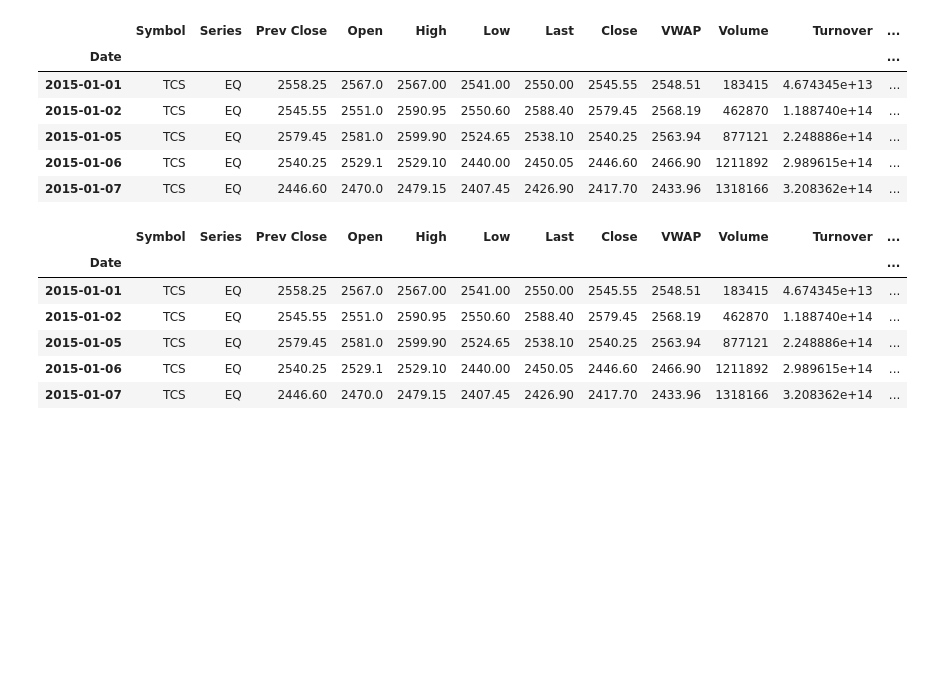
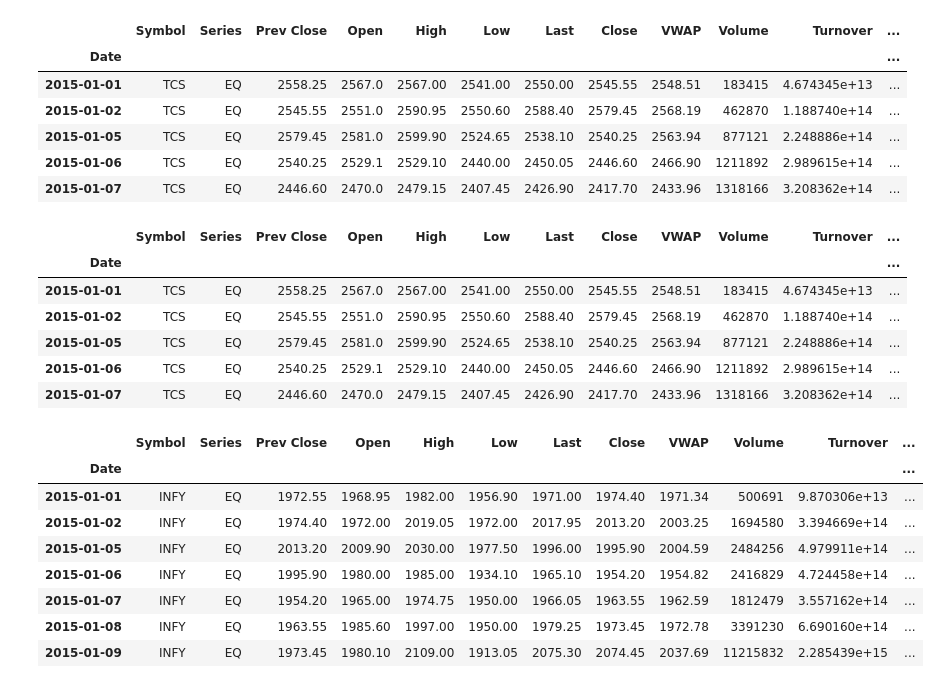
Before and after one commit to vibhakarnail/upgraded-analyst, a Jupyter notebook: RedCarpetUp_Assign.ipynb, the cells around one changed output. Drawn from its saved outputs; the diff is of its cells as text; code cells hidden in the pictures; blank space fills up the shorter version.

```diff
--- a/RedCarpetUp_Assign.ipynb
+++ b/RedCarpetUp_Assign.ipynb
@@ -31,9 +24,9 @@ Successfully installed nsepy-0.7
 #Source OCLHV data for NSE stocks (INFY,TCS) between 2015-2016
 from datetime import date
 from nsepy import get_history
-infosys = get_history(symbol='INFY',
-                   start=date(2015,1,1),
-                   end=date(2016,1,1))
+infosys = get_history(symbol="INFY",
+                    start=date(2015,1,1),
+                    end=date(2015,1,10))
 from datetime import date
 from nsepy import get_history
 tcs = get_history(symbol='TCS',
@@ -42,9 +35,11 @@ tcs = get_history(symbol='TCS',
 #Source OCLHV data for NIFTY IT index
 from datetime import date
 from nsepy import get_history
-nifty= get_history(symbol='NIFTY IT',
+nifty= get_history(symbol='NIFTYIT',
                    start=date(2015,1,1),
                    end=date(2016,1,1))
+
+
 
 
   a=infosys.shape[0]
@@ -56,6 +51,7 @@ nifty= get_history(symbol='NIFTY IT',
   a=infosys.shape[1]
   print(a)
   infosys.head()
+  tcs.head()
   i1=1
   j1=1
 yeardays=[31,28,31,30,31,30,31,31,30,31,30,31]
@@ -95,5 +87,16 @@ Index: []
 | 2015-01-05 | TCS | EQ | 2579.45 | 2581.0 | 2599.90 | 2524.65 | 2538.10 | 2540.25 | 2563.94 | 877121 | 2.248886e+14 | ... |
 | 2015-01-06 | TCS | EQ | 2540.25 | 2529.1 | 2529.10 | 2440.00 | 2450.05 | 2446.60 | 2466.90 | 1211892 | 2.989615e+14 | ... |
 | 2015-01-07 | TCS | EQ | 2446.60 | 2470.0 | 2479.15 | 2407.45 | 2426.90 | 2417.70 | 2433.96 | 1318166 | 3.208362e+14 | ... |
-# %%
-infosys=pd.read_csv('')
+# %%
+df=pd.DataFrame(infosys)
+df
+# %% [output]
+|  | Symbol | Series | Prev Close | Open | High | Low | Last | Close | VWAP | Volume | Turnover | ... |
+| Date |  |  |  |  |  |  |  |  |  |  |  | ... |
+| 2015-01-01 | INFY | EQ | 1972.55 | 1968.95 | 1982.00 | 1956.90 | 1971.00 | 1974.40 | 1971.34 | 500691 | 9.870306e+13 | ... |
+| 2015-01-02 | INFY | EQ | 1974.40 | 1972.00 | 2019.05 | 1972.00 | 2017.95 | 2013.20 | 2003.25 | 1694580 | 3.394669e+14 | ... |
+| 2015-01-05 | INFY | EQ | 2013.20 | 2009.90 | 2030.00 | 1977.50 | 1996.00 | 1995.90 | 2004.59 | 2484256 | 4.979911e+14 | ... |
+| 2015-01-06 | INFY | EQ | 1995.90 | 1980.00 | 1985.00 | 1934.10 | 1965.10 | 1954.20 | 1954.82 | 2416829 | 4.724458e+14 | ... |
+| 2015-01-07 | INFY | EQ | 1954.20 | 1965.00 | 1974.75 | 1950.00 | 1966.05 | 1963.55 | 1962.59 | 1812479 | 3.557162e+14 | ... |
+| 2015-01-08 | INFY | EQ | 1963.55 | 1985.60 | 1997.00 | 1950.00 | 1979.25 | 1973.45 | 1972.78 | 3391230 | 6.690160e+14 | ... |
+| 2015-01-09 | INFY | EQ | 1973.45 | 1980.10 | 2109.00 | 1913.05 | 2075.30 | 2074.45 | 2037.69 | 11215832 | 2.285439e+15 | ... |
```
Also changed, not shown: parts of 4 cells of this notebook.
